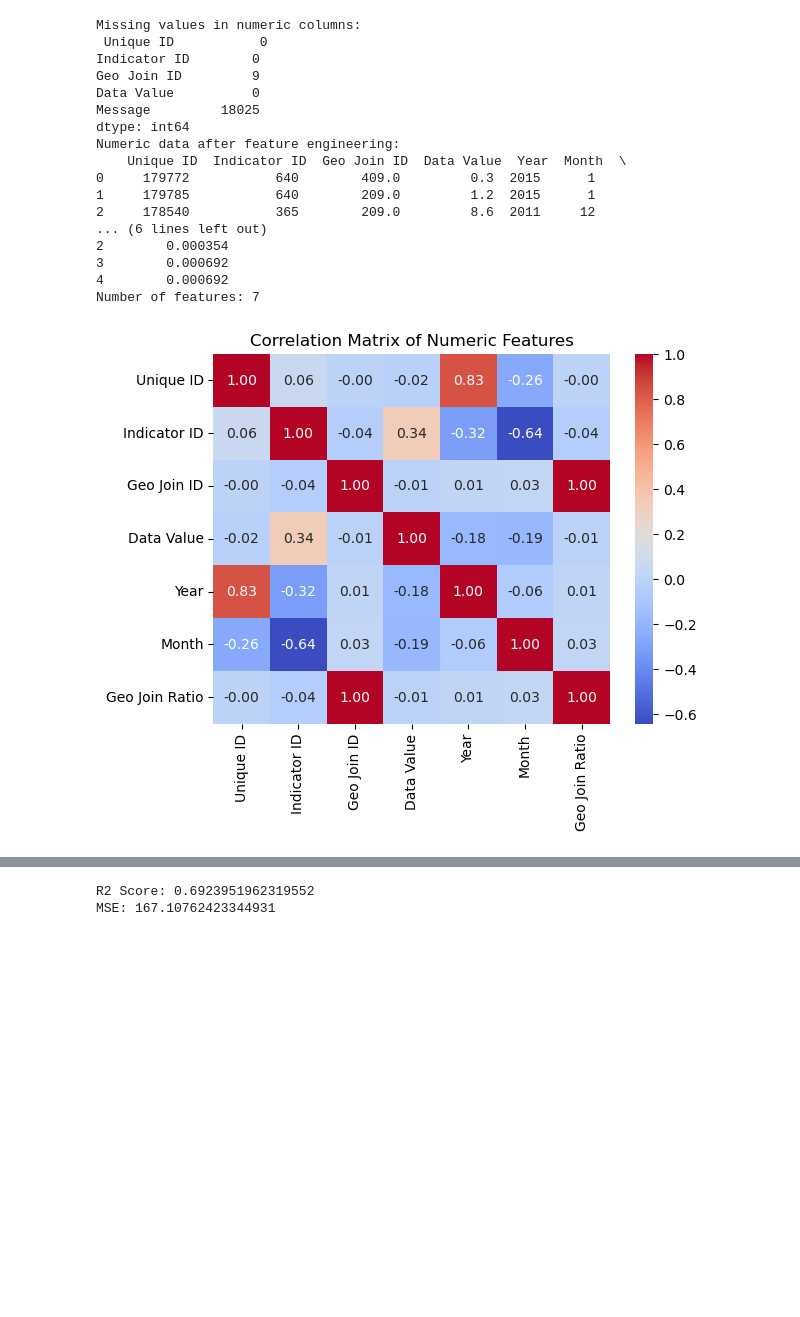
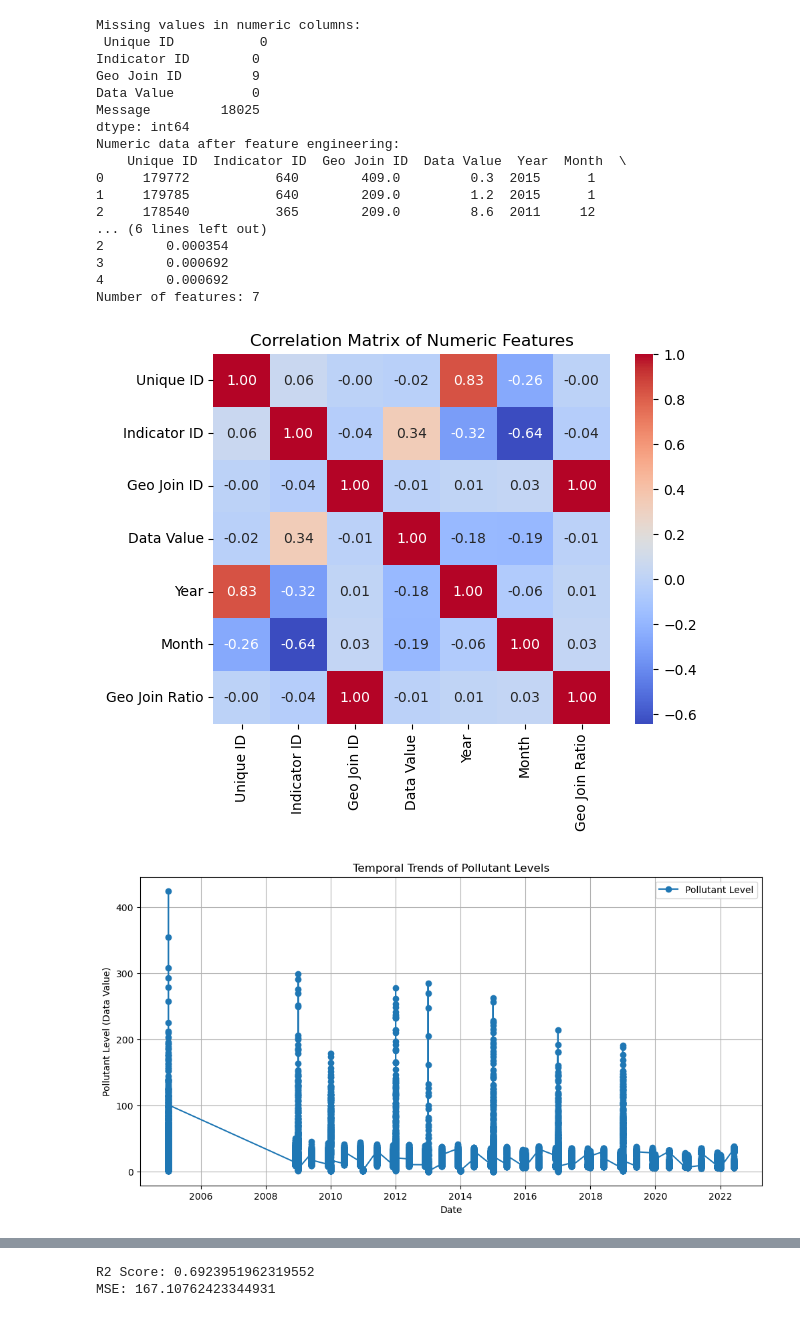
Before and after one commit to GreysonShafiei/Machine-Learning-Final-Project, a Jupyter notebook: New_York_Air_Quality_Predictions_Gradient_Boosting.ipynb, the cells around one changed output, grey strips where cells are left out. Saved outputs shown, nothing was run; the diff lists cells and outputs as text; code cells hidden in the pictures; blank space fills up the shorter version.

```diff
--- a/New_York_Air_Quality_Predictions_Gradient_Boosting.ipynb
+++ b/New_York_Air_Quality_Predictions_Gradient_Boosting.ipynb
@@ -35,30 +35,53 @@ numeric_data['Year'] = data['Year']
 numeric_data['Month'] = data['Month']
 numeric_data['Geo Join Ratio'] = data['Geo Join Ratio']
 
 # Ensure at least 5 features
 print("Numeric data after feature engineering:\n", numeric_data.head())
 print("Number of features:", numeric_data.shape[1])
 
 # Compute and visualize the correlation matrix
 sns.heatmap(numeric_data.corr(), annot=True, fmt=".2f", cmap="coolwarm")
 plt.title("Correlation Matrix of Numeric Features")
 plt.show()
+
+# Temporal Trends
+data['Start_Date'] = pd.to_datetime(data['Start_Date'])
+time_series_data = data.sort_values('Start_Date')
+
+plt.figure(figsize=(12, 6))
+plt.plot(time_series_data['Start_Date'], time_series_data['Data Value'], marker='o', label="Pollutant Level")
+plt.title("Temporal Trends of Pollutant Levels")
+plt.xlabel("Date")
+plt.ylabel("Pollutant Level (Data Value)")
+plt.legend()
+plt.grid(True)
+plt.show()
+
+# Feature Distribution
+plt.figure(figsize=(12, 8))
+sns.histplot(data['Data Value'], kde=True, bins=30, color="blue")
+plt.title("Feature Distribution: Pollutant Levels")
+plt.xlabel("Pollutant Level (Data Value)")
+plt.ylabel("Frequency")
+plt.grid(True)
+plt.show()
 # %% [output]
 Missing values in numeric columns:
  Unique ID           0
 Indicator ID        0
 Geo Join ID         9
 Data Value          0
 Message         18025
 dtype: int64
 Numeric data after feature engineering:
     Unique ID  Indicator ID  Geo Join ID  Data Value  Year  Month  \
 0     179772           640        409.0         0.3  2015      1
 1     179785           640        209.0         1.2  2015      1
 2     178540           365        209.0         8.6  2011     12
 ... (6 lines left out)
 2        0.000354
 3        0.000692
 4        0.000692
 Number of features: 7
 [figure]
+[figure, added]
```
Also changed, not shown: parts of 1 cell of this notebook, 1 other file.
